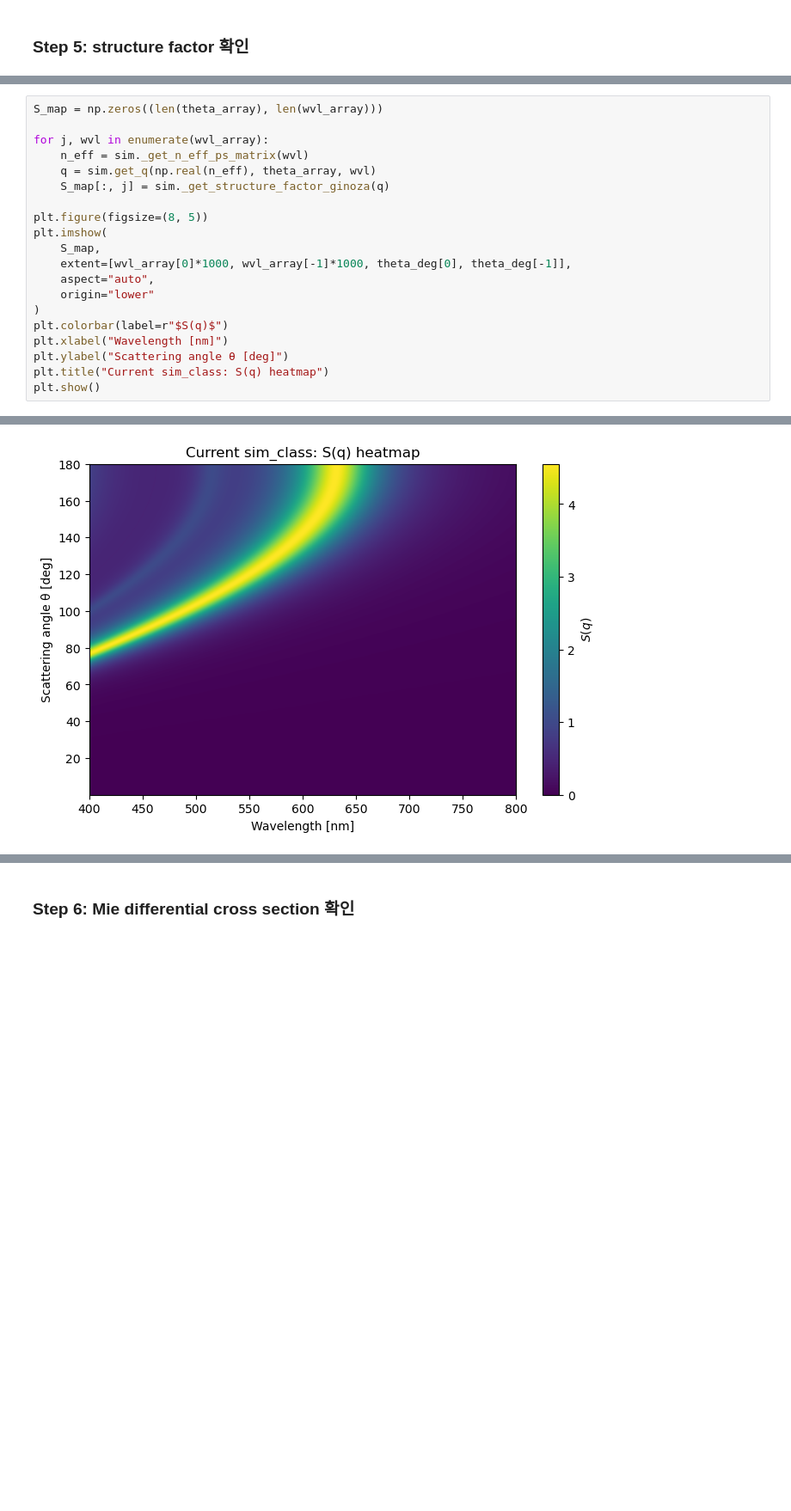
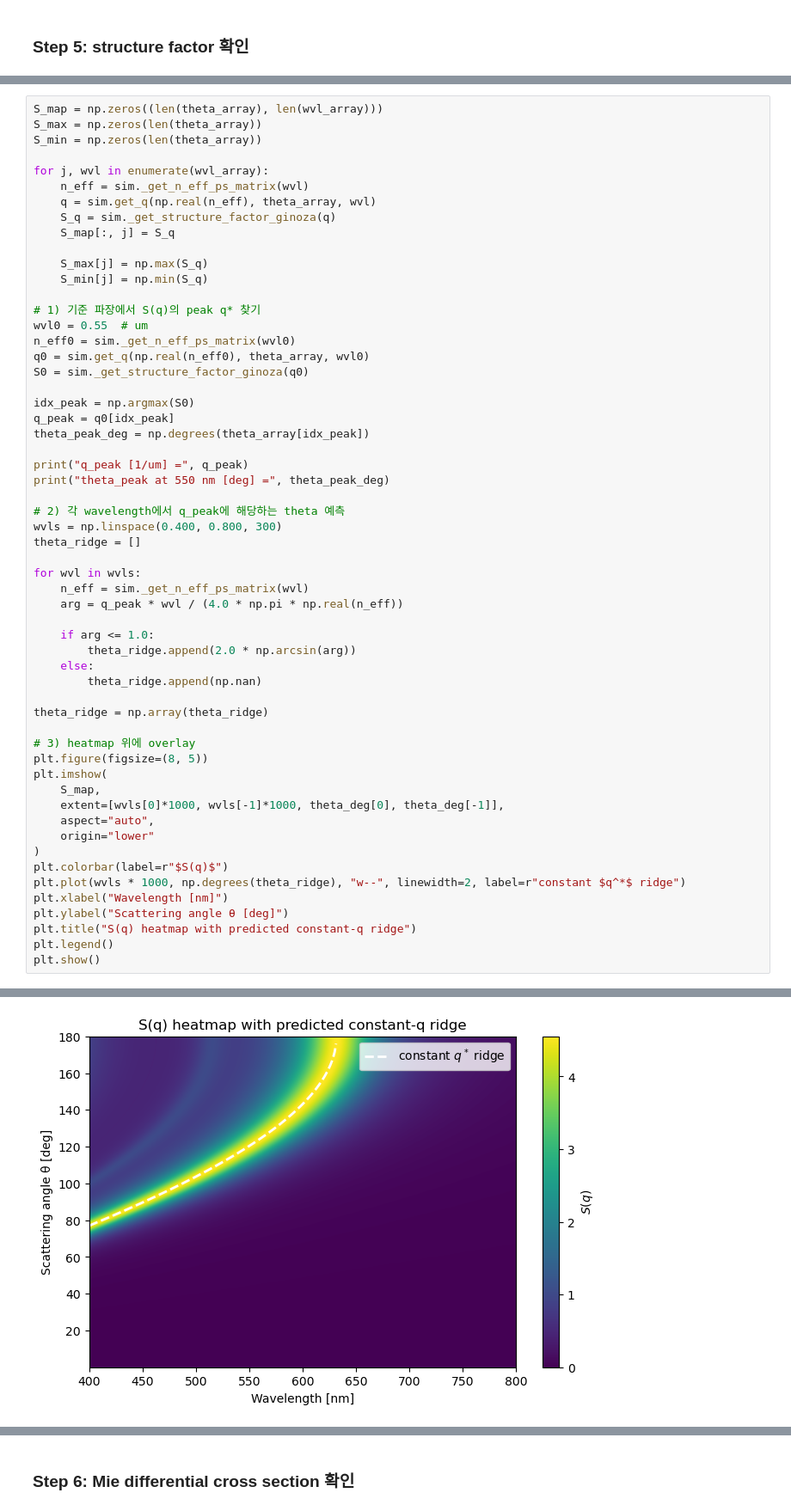
Before and after one commit to Jaehun-Kim-Brian/MonteCarloPhG, a Jupyter notebook: sim_class_valid.ipynb, the cells around one changed output, grey strips where cells are left out. Shown at 86% size. Cells and saved outputs as stored; diff of their text form; blank space fills up the shorter version.

```diff
--- a/sim_class_valid.ipynb
+++ b/sim_class_valid.ipynb
@@ -100,21 +111,58 @@ plt.show()
 # %%
 S_map = np.zeros((len(theta_array), len(wvl_array)))
+S_max = np.zeros(len(theta_array))
+S_min = np.zeros(len(theta_array))
 
 for j, wvl in enumerate(wvl_array):
     n_eff = sim._get_n_eff_ps_matrix(wvl)
     q = sim.get_q(np.real(n_eff), theta_array, wvl)
-    S_map[:, j] = sim._get_structure_factor_ginoza(q)
+    S_q = sim._get_structure_factor_ginoza(q)
+    S_map[:, j] = S_q
 
+    S_max[j] = np.max(S_q)
+    S_min[j] = np.min(S_q)
+
+# 1) 기준 파장에서 S(q)의 peak q* 찾기
+wvl0 = 0.55  # um
+n_eff0 = sim._get_n_eff_ps_matrix(wvl0)
+q0 = sim.get_q(np.real(n_eff0), theta_array, wvl0)
+S0 = sim._get_structure_factor_ginoza(q0)
+
+idx_peak = np.argmax(S0)
+q_peak = q0[idx_peak]
+theta_peak_deg = np.degrees(theta_array[idx_peak])
+
+print("q_peak [1/um] =", q_peak)
+print("theta_peak at 550 nm [deg] =", theta_peak_deg)
+
+# 2) 각 wavelength에서 q_peak에 해당하는 theta 예측
+wvls = np.linspace(0.400, 0.800, 300)
+theta_ridge = []
+
+for wvl in wvls:
+    n_eff = sim._get_n_eff_ps_matrix(wvl)
+    arg = q_peak * wvl / (4.0 * np.pi * np.real(n_eff))
+
+    if arg <= 1.0:
+        theta_ridge.append(2.0 * np.arcsin(arg))
+    else:
+        theta_ridge.append(np.nan)
+
+theta_ridge = np.array(theta_ridge)
+
+# 3) heatmap 위에 overlay
 plt.figure(figsize=(8, 5))
 plt.imshow(
     S_map,
-    extent=[wvl_array[0]*1000, wvl_array[-1]*1000, theta_deg[0], theta_deg[-1]],
+    extent=[wvls[0]*1000, wvls[-1]*1000, theta_deg[0], theta_deg[-1]],
     aspect="auto",
     origin="lower"
 )
 plt.colorbar(label=r"$S(q)$")
+plt.plot(wvls * 1000, np.degrees(theta_ridge), "w--", linewidth=2, label=r"constant $q^*$ ridge")
 plt.xlabel("Wavelength [nm]")
 plt.ylabel("Scattering angle θ [deg]")
-plt.title("Current sim_class: S(q) heatmap")
+plt.title("S(q) heatmap with predicted constant-q ridge")
+plt.legend()
 plt.show()
 # %% [output]
@@ -121 +171 @@ plt.show()
-[figure, old version]
+[figure, new version]
```
Also changed, not shown: parts of 14 cells of this notebook, 1 other file.
